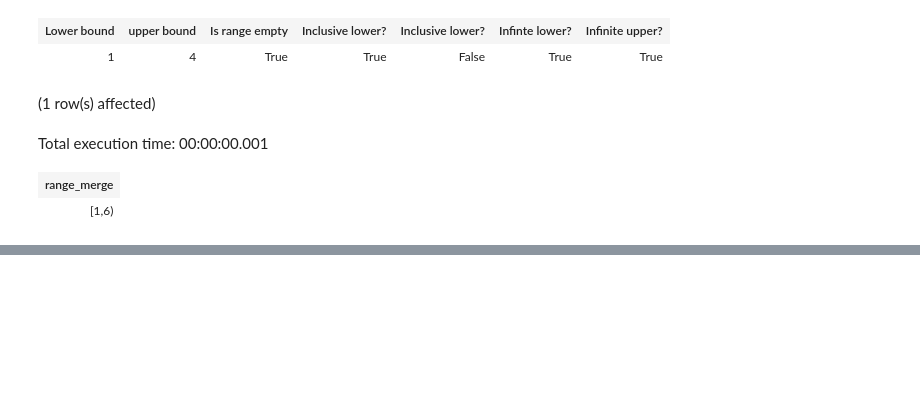
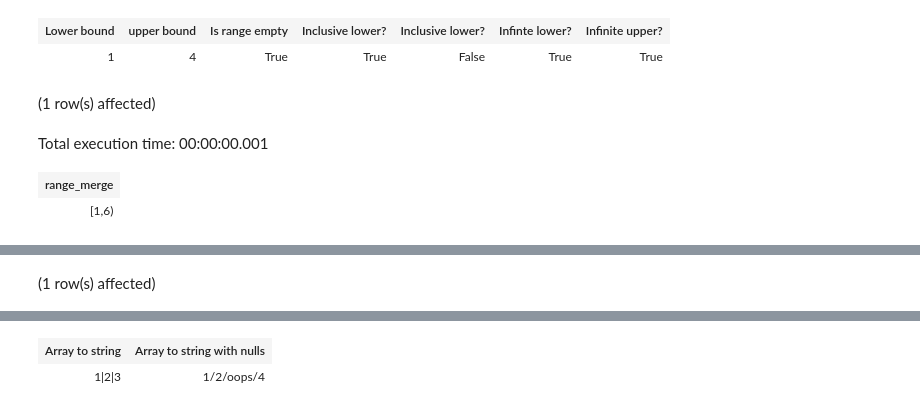
Before and after one commit to yaowenqiang/postgresql_functions_playbook, a Jupyter notebook: Notebook-1.ipynb, the cells around one changed output, grey strips where cells are left out. Cells and saved outputs as stored; diff of their text form; code cells hidden in the pictures; blank space fills up the shorter version.

```diff
--- a/Notebook-1.ipynb
+++ b/Notebook-1.ipynb
@@ -2007,0 +2059,6 @@ Total execution time: 00:00:00.001
+# %%
+SELECT
+array_to_string(array[1,2,3], '|') AS "Array to string",
+array_to_string(array[1,2,null, 4], '/', 'oops') AS "Array to string with nulls";
+# %% [output]
+(1 row(s) affected)
@@ -2007,0 +2066,2 @@ Total execution time: 00:00:00.001
+| Array to string | Array to string with nulls |
+| 1|2|3 | 1/2/oops/4 |
```
Also changed, not shown: parts of 10 cells of this notebook.
